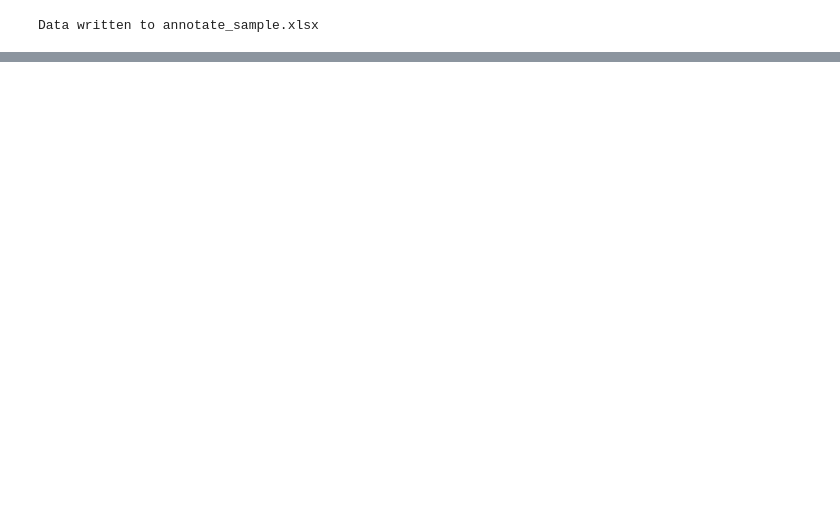
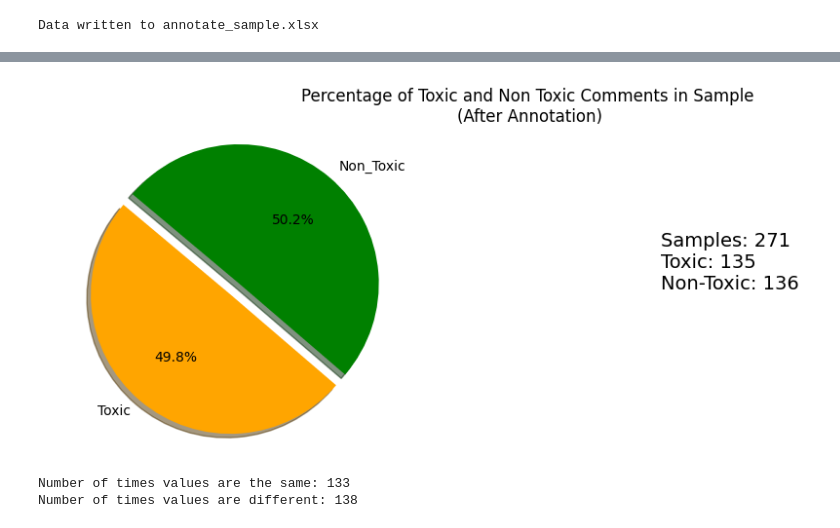
Before and after one commit to Slayer988/SIFU, a Jupyter notebook: Hatescan_anotate.ipynb, the cells around one changed output, grey strips where cells are left out. Saved outputs shown, nothing was run; the diff lists cells and outputs as text; code cells hidden in the pictures; blank space fills up the shorter version.

```diff
--- a/Hatescan_anotate.ipynb
+++ b/Hatescan_anotate.ipynb
@@ -170,0 +211,56 @@ plt.show()
+# %%
+import matplotlib.pyplot as plt
+from matplotlib.gridspec import GridSpec
+
+dfz = pd.read_excel('prediction.xlsx')
+
+percentage_1 = (dfz['Toxic annotated'] == 1).sum() / len(dfz) * 100
+percentage_0 = (dfz['Toxic annotated'] == 0).sum() / len(dfz) * 100
+
+# Create a grid for the pie chart and key
+fig = plt.figure(figsize=(8, 4))
+gs = GridSpec(1, 2, width_ratios=[2, 1])
+
+labels = ['Toxic', 'Non_Toxic']
+sizes = [percentage_1, percentage_0]
+colors = ['orange', 'green']
+explode = (0.1, 0)
+
+# Explode the 1 slice
+
+ax1 = plt.subplot(gs[0])
+
+ax1.pie(sizes, explode=explode, labels=labels, colors=colors, autopct='%1.1f%%', shadow=True, startangle=140)
+ax1.axis('equal')  # Equal aspect ratio ensures that pie is drawn as a circle.
+
+# Add a key to the right part of the grid
+ax2 = plt.subplot(gs[1])
+
+total_values = len(dfz)
+total_ones = (dfz['Toxic annotated'] == 1).sum()
+total_zeros = (dfz['Toxic annotated'] == 0).sum()
+
+key_text = f'Samples: {total_values}\nToxic: {total_ones}\nNon-Toxic: {total_zeros}'
+ax2.text(1.2, 0.5, key_text, fontsize=14, ha='left')
+ax2.axis('off')
+
+# Display the combined square plot
+plt.title("Percentage of Toxic and Non Toxic Comments in Sample \n(After Annotation)")
+plt.tight_layout()
+plt.show()
+# %% [output]
+[figure, added]
+# %%
+import pandas as pd
+
+df = pd.read_excel('prediction.xlsx')
+
+# Count the number of times values are the same and different
+same_count = (df['Toxic ?'] == df['Toxic annotated'].shift(1)).sum()
+different_count = len(df) - same_count
+
+print(f"Number of times values are the same: {same_count}")
+print(f"Number of times values are different: {different_count}")
+# %% [output]
+Number of times values are the same: 133
+Number of times values are different: 138
```
Also changed, not shown: parts of 5 cells of this notebook, 11 other files.
